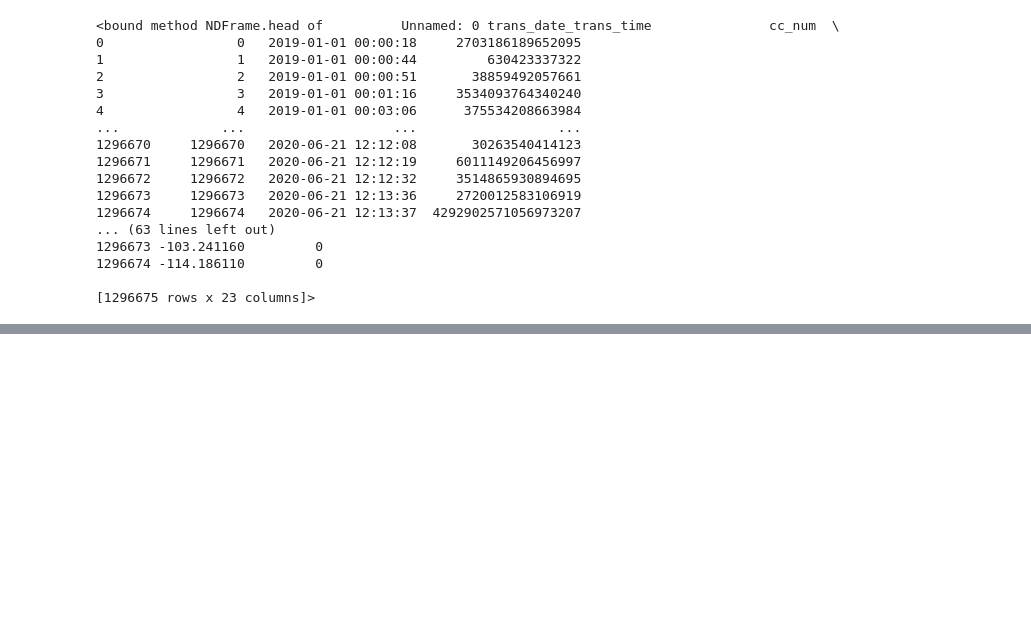
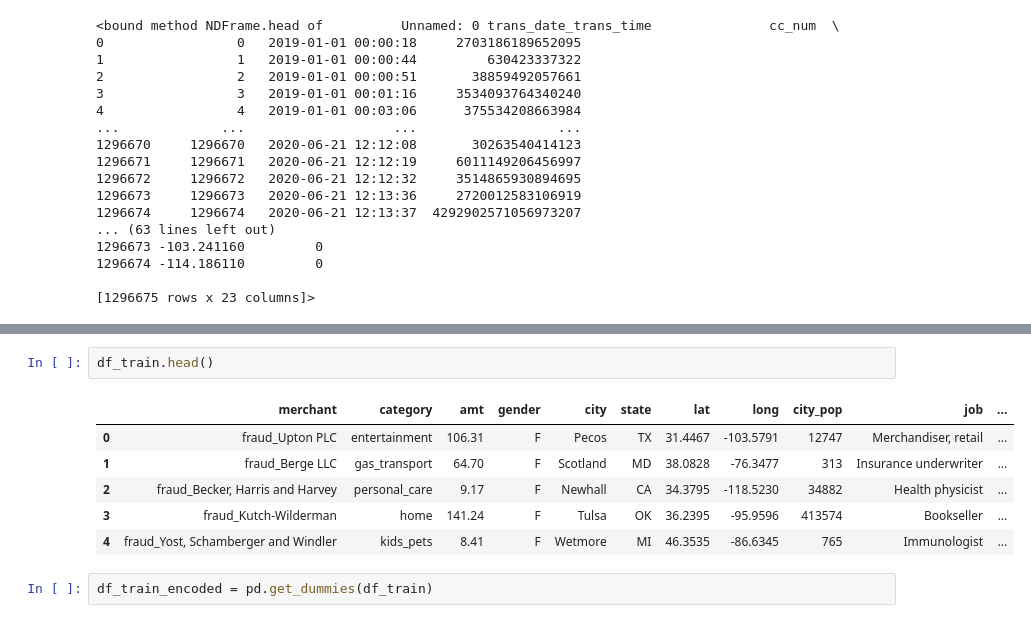
Before and after one commit to Mohansingh12/codsoft, a Jupyter notebook: creditcardfraud/Untitled.ipynb, the cells around one changed output, grey strips where cells are left out. Saved outputs shown, nothing was run; the diff lists cells and outputs as text; blank space fills up the shorter version.

```diff
--- a/creditcardfraud/Untitled.ipynb
+++ b/creditcardfraud/Untitled.ipynb
@@ -25,0 +74,11 @@ df.head
+# %%
+df_train.head()
+# %% [output]
+|  | merchant | category | amt | gender | city | state | lat | long | city_pop | job | ... |
+| 0 | fraud_Upton PLC | entertainment | 106.31 | F | Pecos | TX | 31.4467 | -103.5791 | 12747 | Merchandiser, retail | ... |
+| 1 | fraud_Berge LLC | gas_transport | 64.70 | F | Scotland | MD | 38.0828 | -76.3477 | 313 | Insurance underwriter | ... |
+| 2 | fraud_Becker, Harris and Harvey | personal_care | 9.17 | F | Newhall | CA | 34.3795 | -118.5230 | 34882 | Health physicist | ... |
+| 3 | fraud_Kutch-Wilderman | home | 141.24 | F | Tulsa | OK | 36.2395 | -95.9596 | 413574 | Bookseller | ... |
+| 4 | fraud_Yost, Schamberger and Windler | kids_pets | 8.41 | F | Wetmore | MI | 46.3535 | -86.6345 | 765 | Immunologist | ... |
+# %%
+df_train_encoded = pd.get_dummies(df_train)
```
Also changed, not shown: parts of 10 cells of this notebook.
